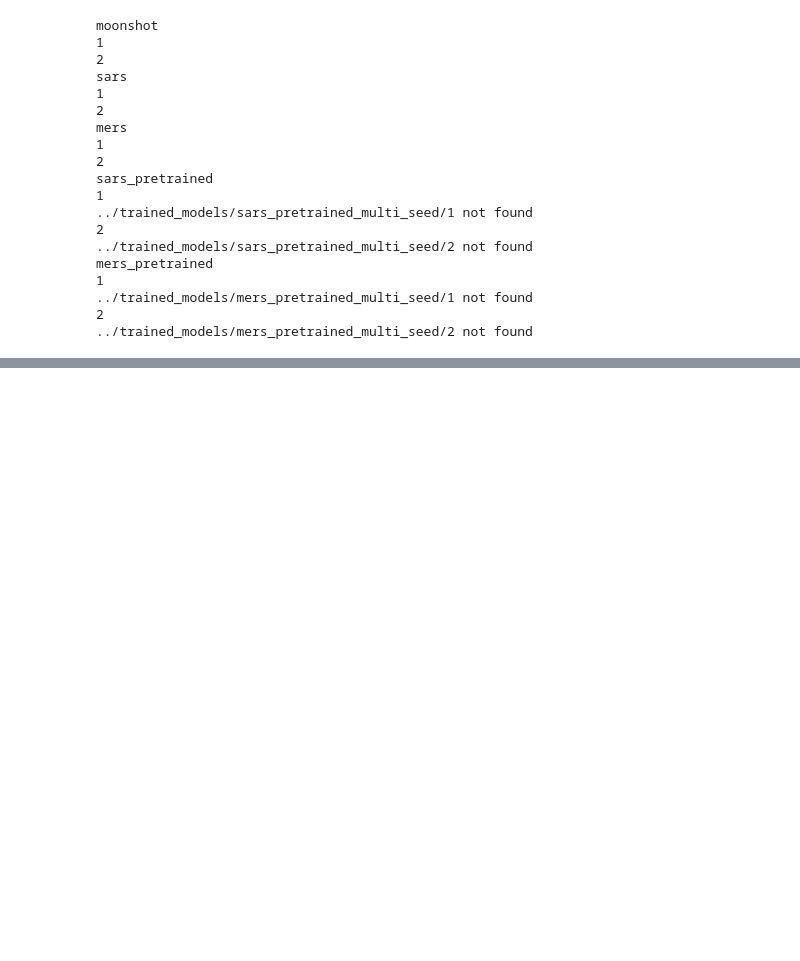
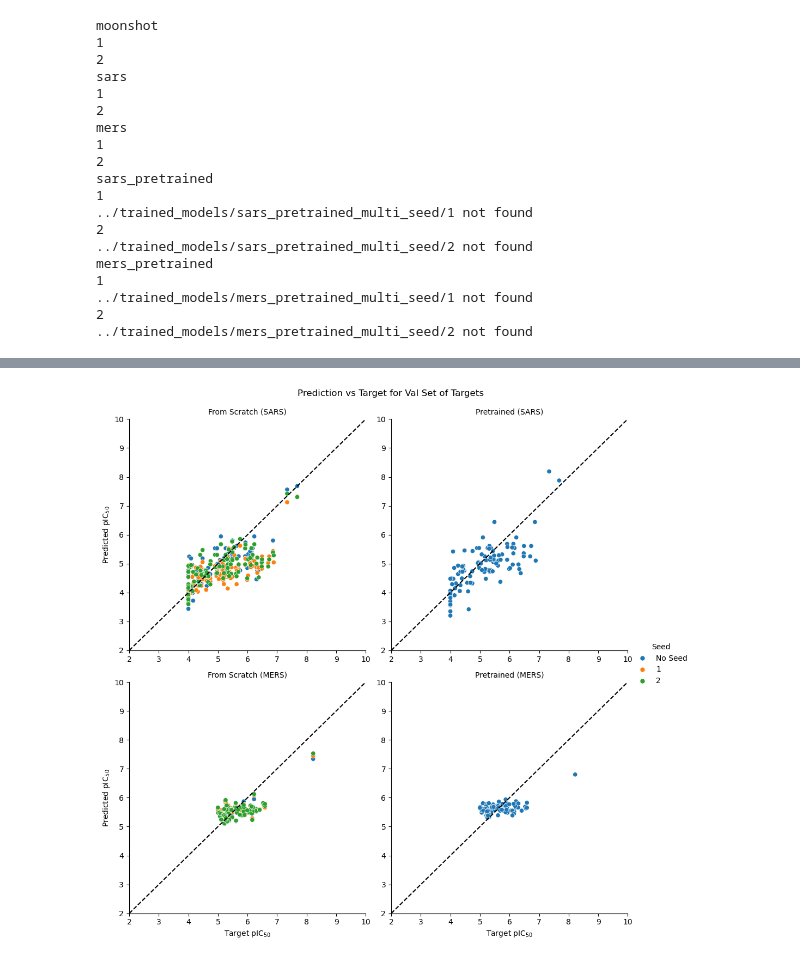
Before and after one commit to kaminow/asap-polaris-challenge-potency-2025, a Jupyter notebook: notebooks/training_curves_plots.ipynb, the cells around one changed output, grey strips where cells are left out. Cells and saved outputs as stored; diff of their text form; code cells hidden in the pictures; blank space fills up the shorter version.

```diff
--- a/notebooks/training_curves_plots.ipynb
+++ b/notebooks/training_curves_plots.ipynb
@@ -244,23 +305,25 @@ fg.savefig("../figures/pretraining_val_preds_best_loss.png", dpi=200, bbox_inche
 # %%
 fg = sns.relplot(
-    best_epoch_compound_df.loc[best_epoch_compound_df["split"] == "val", :],
+    best_epoch_compound_df.loc[val_idx, :],
     x="target",
     y="pred",
     row="Train Target",
     row_order=["SARS", "MERS"],
     col="pretrained",
     col_order=["From Scratch", "Pretrained"],
     hue="Seed",
     hue_order=["No Seed", "1", "2"],
     facet_kws={"sharex": False, "sharey": False},
     kind="scatter",
 )
 
 fg.set(ylim=(2, 10), xlim=(2, 10))
 for ax in fg.axes.ravel():
     ax.plot([2, 10], [2, 10], ls="--", c="black")
 fg.set_titles("{col_name} ({row_name})")
 fg.set_axis_labels(x_var="Target pIC$_{50}$", y_var="Predicted pIC$_{50}$")
 fg.figure.suptitle("Prediction vs Target for Val Set of Targets", y=1.02)
 
-fg.savefig("../figures/val_preds_best_loss.png", dpi=200, bbox_inches="tight")
+fg.savefig("../figures/val_preds_best_loss_both.png", dpi=200, bbox_inches="tight")
+# %% [output]
+[figure, added]
```
Also changed, not shown: parts of 14 cells of this notebook, 11 other files.
